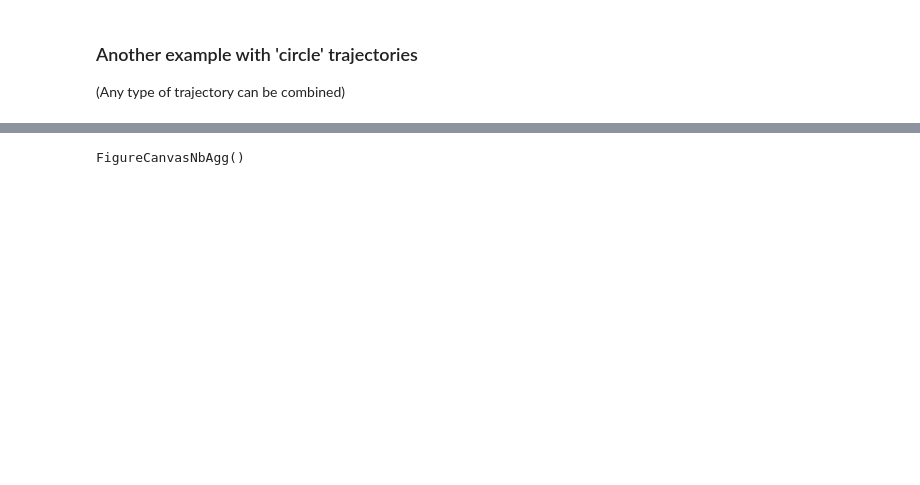
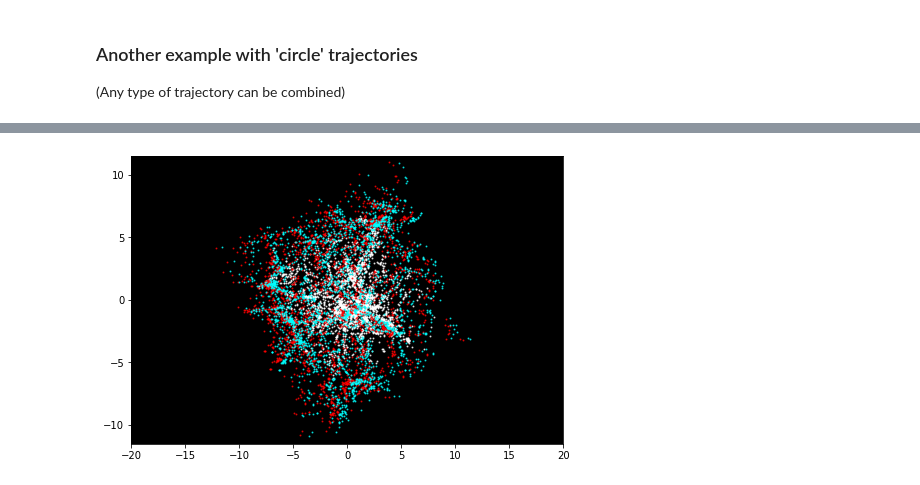
Before and after one commit to reginasar/anaglyph, a Jupyter notebook: example.ipynb, the cells around one changed output, grey strips where cells are left out. Saved outputs shown, nothing was run; the diff lists cells and outputs as text; code cells hidden in the pictures; blank space fills up the shorter version.

```diff
--- a/example.ipynb
+++ b/example.ipynb
@@ -95,4 +98,4 @@ FigureCanvasNbAgg()
 # %%
-cube.video_3D(circ_cam.trajectory, scale=1e-4, popout=3., perspective=-1.)
+cube.video_3D(circ_cam.trajectory, scale=10**(-3.5), popout=17500*10**(-3.5), perspective=3., outsize=[40., 23.])
 # %% [output]
-FigureCanvasNbAgg()
+[figure, added]
```
Also changed, not shown: parts of 7 cells of this notebook, 2 other files.
